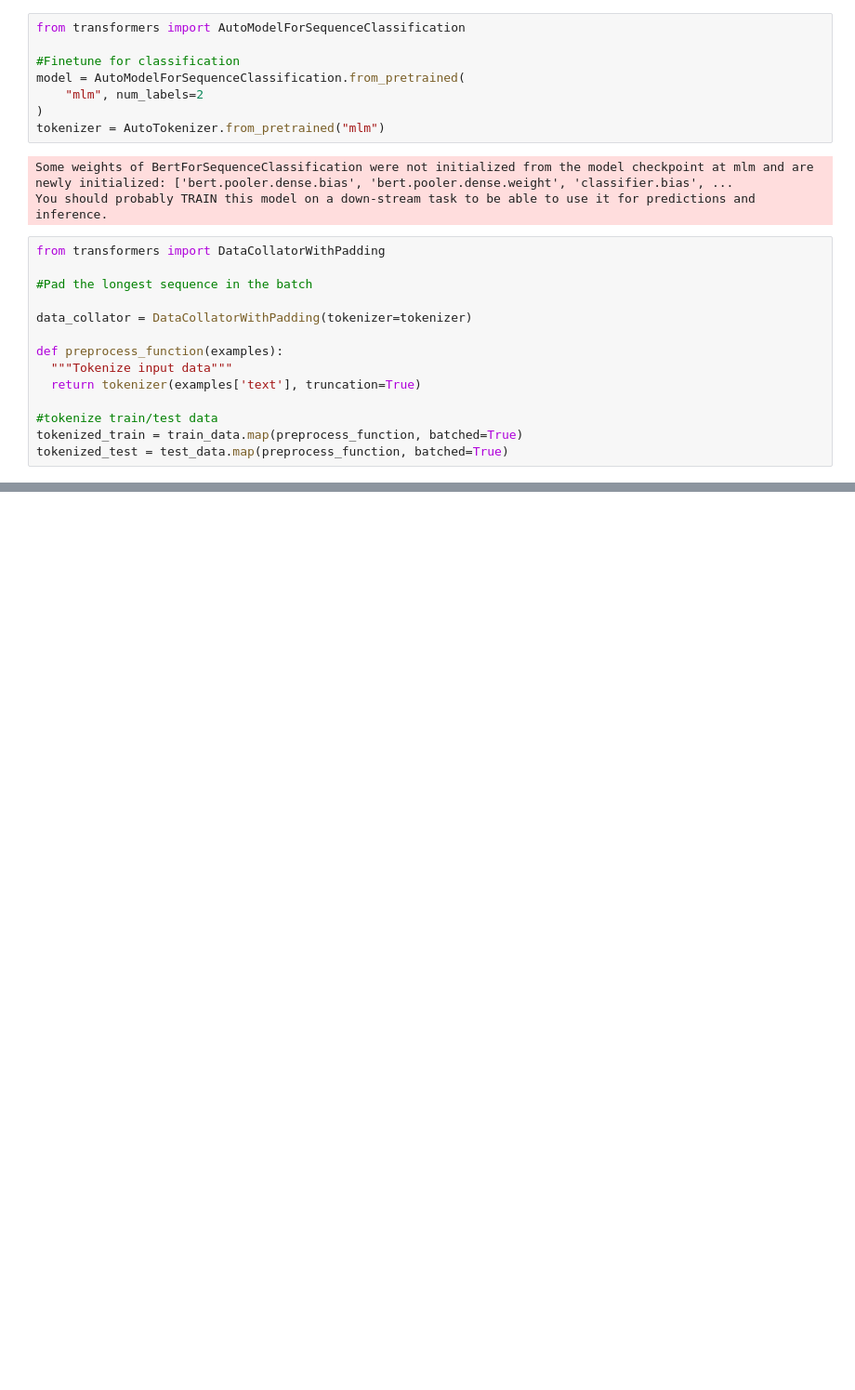
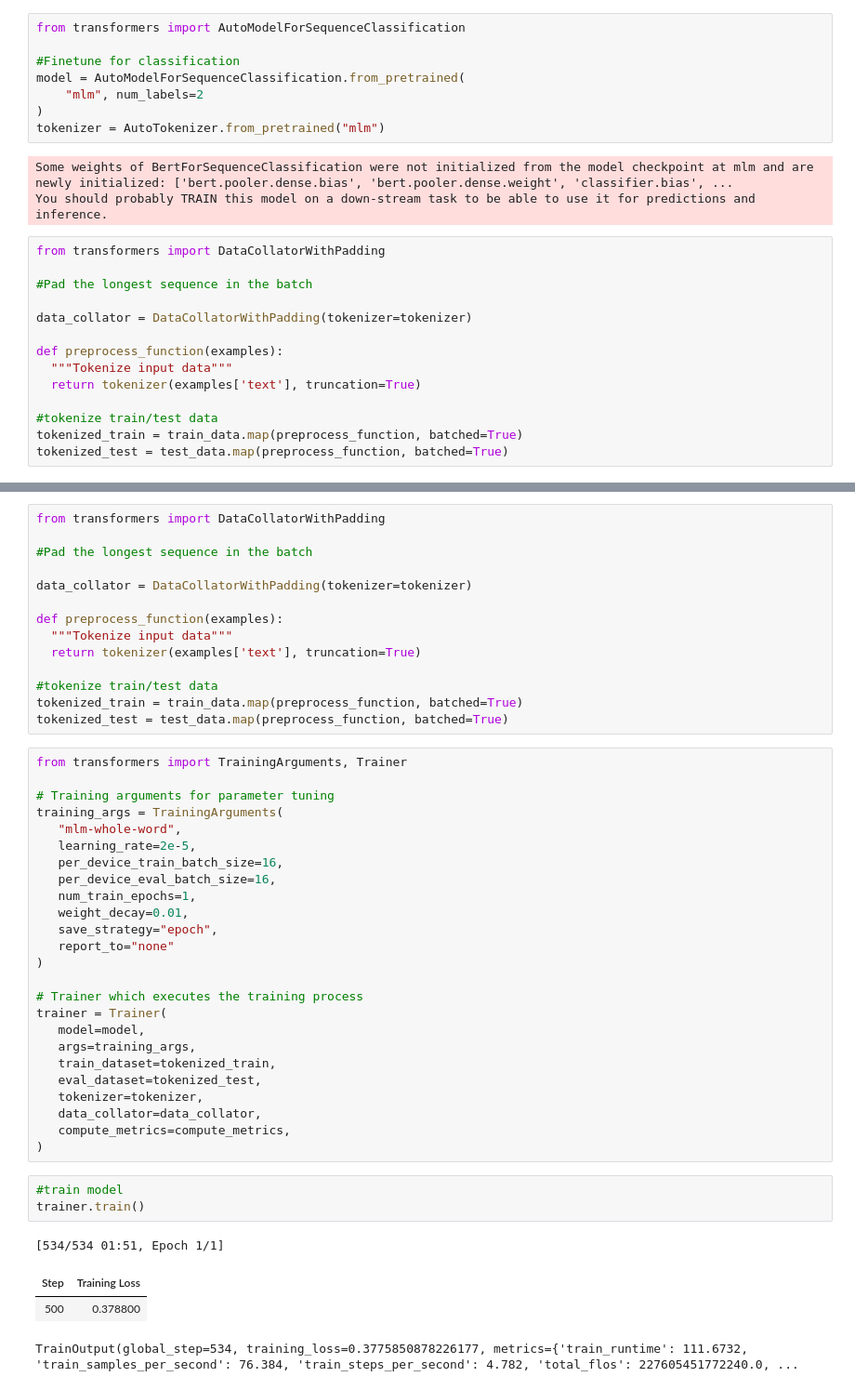
Before and after one commit to Samin-Sadaf7/Book-of-LLMs, a Jupyter notebook: HandsOnLLM_11.ipynb, the cells around one changed output, grey strips where cells are left out. Shown: that part at 93% size. Cells and saved outputs as stored; diff of their text form; blank space fills up the shorter version.

```diff
--- a/HandsOnLLM_11.ipynb
+++ b/HandsOnLLM_11.ipynb
@@ -627,0 +766,47 @@ trainer.evaluate()
+# %%
+from transformers import DataCollatorWithPadding
+
+#Pad the longest sequence in the batch
+
+data_collator = DataCollatorWithPadding(tokenizer=tokenizer)
+
+def preprocess_function(examples):
+  """Tokenize input data"""
+  return tokenizer(examples['text'], truncation=True)
+
+#tokenize train/test data
+tokenized_train = train_data.map(preprocess_function, batched=True)
+tokenized_test = test_data.map(preprocess_function, batched=True)
+# %%
+from transformers import TrainingArguments, Trainer
+
+# Training arguments for parameter tuning
+training_args = TrainingArguments(
+   "mlm-whole-word",
+   learning_rate=2e-5,
+   per_device_train_batch_size=16,
+   per_device_eval_batch_size=16,
+   num_train_epochs=1,
+   weight_decay=0.01,
+   save_strategy="epoch",
+   report_to="none"
+)
+
+# Trainer which executes the training process
+trainer = Trainer(
+   model=model,
+   args=training_args,
+   train_dataset=tokenized_train,
+   eval_dataset=tokenized_test,
+   tokenizer=tokenizer,
+   data_collator=data_collator,
+   compute_metrics=compute_metrics,
+)
+# %%
+#train model
+trainer.train()
+# %% [output]
+[534/534 01:51, Epoch 1/1]
+| Step | Training Loss |
+| 500 | 0.378800 |
+TrainOutput(global_step=534, training_loss=0.3775850878226177, metrics={'train_runtime': 111.6732, 'train_samples_per_second': 76.384, 'train_steps_per_second': 4.782, 'total_flos': 227605451772240.0, ...
```
Also changed, not shown: parts of 14 cells of this notebook.
